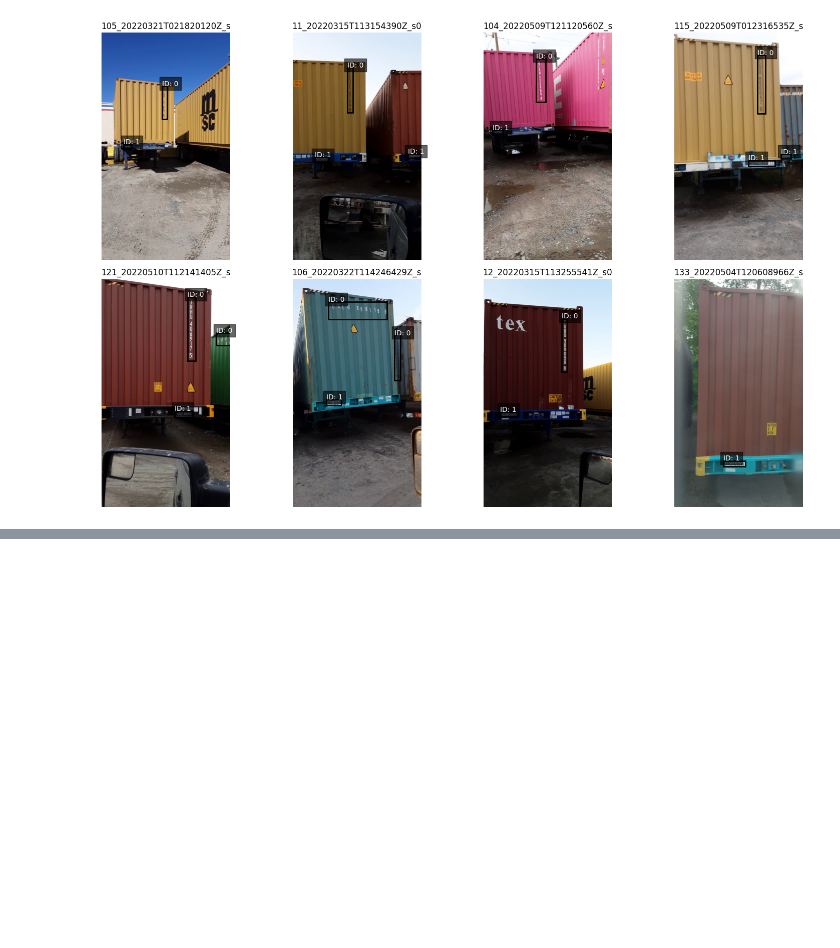
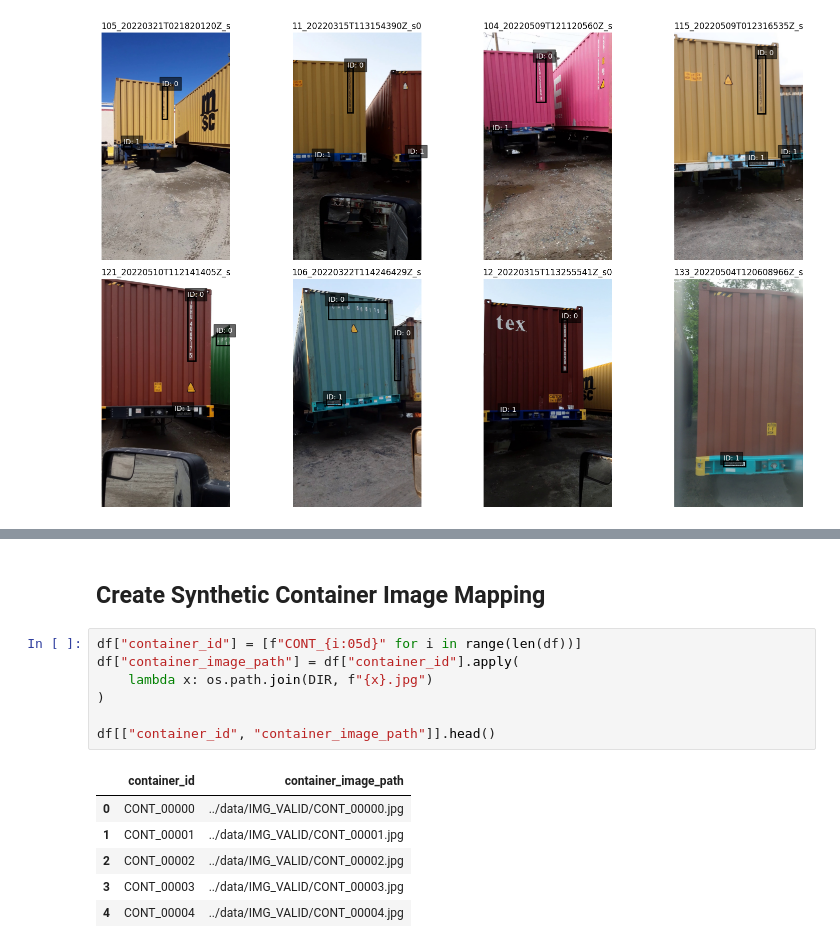
Before and after one commit to Mipjeiger/logistic-business-AI-Engineer-end-to-end-solution, a Jupyter notebook: notebooks/03_rag_pipelines.ipynb, the cells around one changed output, grey strips where cells are left out. Drawn from its saved outputs; the diff is of its cells as text; blank space fills up the shorter version.

```diff
--- a/notebooks/03_rag_pipelines.ipynb
+++ b/notebooks/03_rag_pipelines.ipynb
@@ -135,0 +228,16 @@ Total Images: 947
+# %% [markdown]
+## Create Synthetic Container Image Mapping
+# %%
+df["container_id"] = [f"CONT_{i:05d}" for i in range(len(df))]
+df["container_image_path"] = df["container_id"].apply(
+    lambda x: os.path.join(DIR, f"{x}.jpg")
+)
+
+df[["container_id", "container_image_path"]].head()
+# %% [output]
+|  | container_id | container_image_path |
+| 0 | CONT_00000 | ../data/IMG_VALID/CONT_00000.jpg |
+| 1 | CONT_00001 | ../data/IMG_VALID/CONT_00001.jpg |
+| 2 | CONT_00002 | ../data/IMG_VALID/CONT_00002.jpg |
+| 3 | CONT_00003 | ../data/IMG_VALID/CONT_00003.jpg |
+| 4 | CONT_00004 | ../data/IMG_VALID/CONT_00004.jpg |
```
Also changed, not shown: parts of 11 cells of this notebook, 2 other files.
